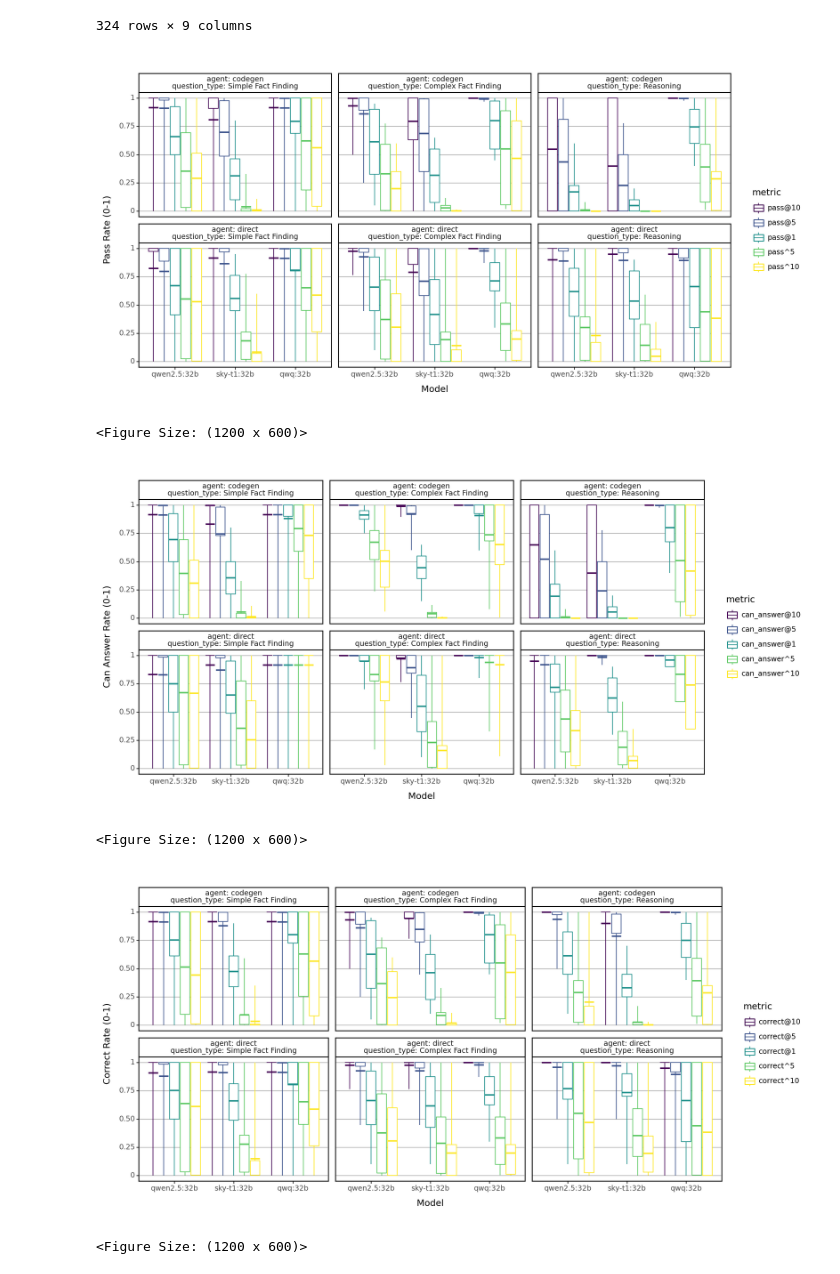
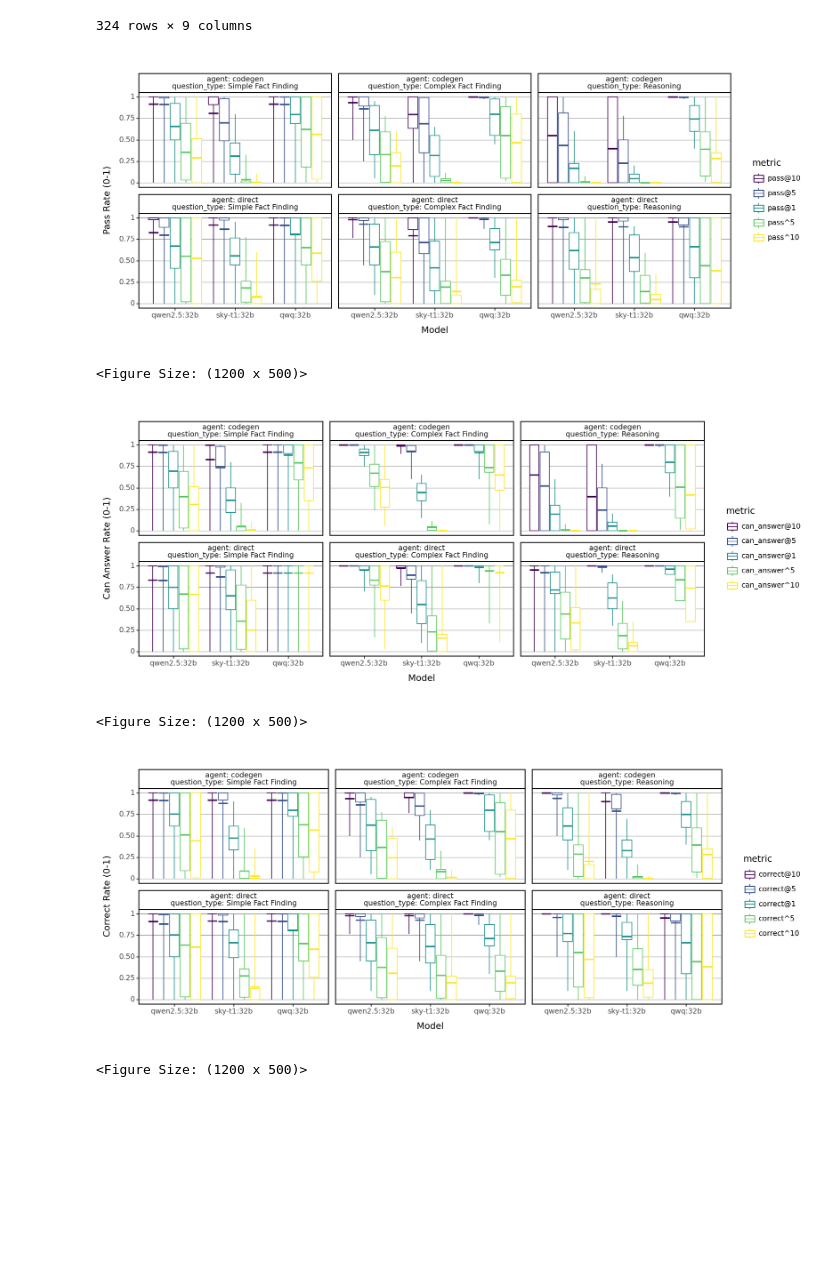
Before and after one commit to chenseanxy/llm-ran, a Jupyter notebook: notebooks/reasoning.ipynb, the cells around one changed output. Drawn from its saved outputs; the diff is of its cells as text; code cells hidden in the pictures; blank space fills up the shorter version.

```diff
--- a/notebooks/reasoning.ipynb
+++ b/notebooks/reasoning.ipynb
@@ -181,41 +184,41 @@ def draw_metrics(data, metrics, ylabel, x='model', xlabel='Model', width=12, hei
 _pass_metrics = [
     "pass@10",
     "pass@5",
     "pass@1",
     "pass^5",
     "pass^10",
 ]
 _can_answer_metrics = [
     "can_answer@10",
     "can_answer@5",
     "can_answer@1",
     "can_answer^5",
     "can_answer^10",
 ]
 _correct_metrics = [
     "correct@10",
     "correct@5",
     "correct@1",
     "correct^5",
     "correct^10",
 ]
 
-_g0 = draw_metrics(raw_grouped,_pass_metrics, ylabel="Pass Rate (0-1)", height=6, facet=["agent", "question_type"])
-_g1 = draw_metrics(raw_grouped, _can_answer_metrics, ylabel="Can Answer Rate (0-1)", height=6, facet=["agent", "question_type"])
-_g2 = draw_metrics(raw_grouped, _correct_metrics, ylabel="Correct Rate (0-1)", height=6, facet=["agent", "question_type"])
+_g0 = draw_metrics(raw_grouped,_pass_metrics, ylabel="Pass Rate (0-1)", height=5, facet=["agent", "question_type"])
+_g1 = draw_metrics(raw_grouped, _can_answer_metrics, ylabel="Can Answer Rate (0-1)", height=5, facet=["agent", "question_type"])
+_g2 = draw_metrics(raw_grouped, _correct_metrics, ylabel="Correct Rate (0-1)", height=5, facet=["agent", "question_type"])
 display(_g0)
 display(_g1)
 display(_g2)
 _g0.save(f"{OUTPUT_PATH}/reasoning_pass.png", bbox_inches="tight", dpi=300)
 _g1.save(f"{OUTPUT_PATH}/reasoning_can_answer.png", bbox_inches="tight", dpi=300)
 _g2.save(f"{OUTPUT_PATH}/reasoning_correct.png", bbox_inches="tight", dpi=300)
 # _g.savefig(f"{OUTPUT_PATH}/reasoning_performance_breakdown.png")
 # %% [output]
-[figure, old version]
+[figure, new version]
-<Figure Size: (1200 x 600)>
+<Figure Size: (1200 x 500)>
-[figure, old version]
+[figure, new version]
-<Figure Size: (1200 x 600)>
+<Figure Size: (1200 x 500)>
-[figure, old version]
+[figure, new version]
-<Figure Size: (1200 x 600)>
+<Figure Size: (1200 x 500)>
 # %%
 _g1 = (
```
Also changed, not shown: parts of 2 cells of this notebook, 5 other files.
